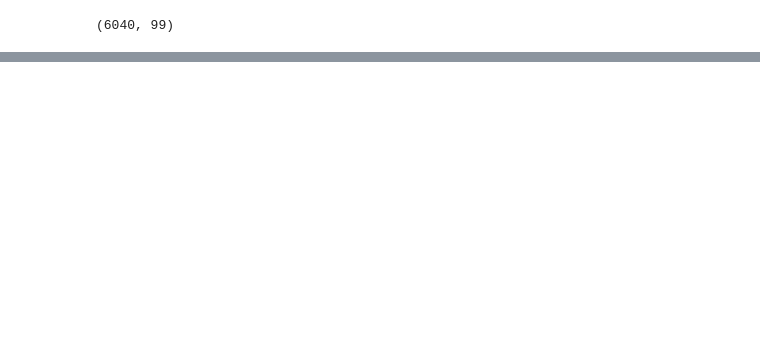
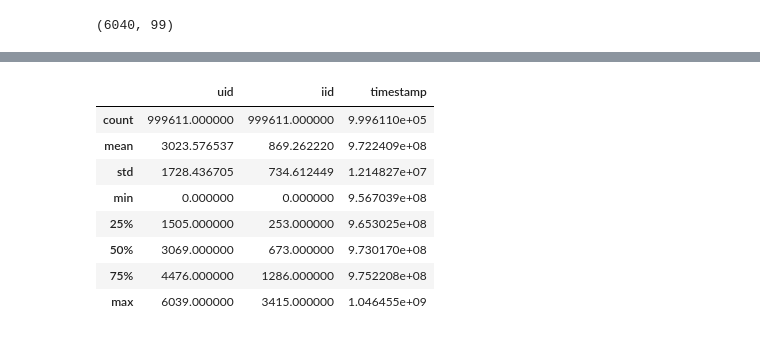
Before and after one commit to sihaixianyu/mf-cf, a Jupyter notebook: data/process.ipynb, the cells around one changed output, grey strips where cells are left out. Drawn from its saved outputs; the diff is of its cells as text; code cells hidden in the pictures; blank space fills up the shorter version.

```diff
--- a/data/process.ipynb
+++ b/data/process.ipynb
@@ -122,2 +172,14 @@ info_dict
+# %%
+raw_df.describe()
+# %% [output]
+|  | uid | iid | timestamp |
+| count | 999611.000000 | 999611.000000 | 9.996110e+05 |
+| mean | 3023.576537 | 869.262220 | 9.722409e+08 |
+| std | 1728.436705 | 734.612449 | 1.214827e+07 |
+| min | 0.000000 | 0.000000 | 9.567039e+08 |
+| 25% | 1505.000000 | 253.000000 | 9.653025e+08 |
+| 50% | 3069.000000 | 673.000000 | 9.730170e+08 |
+| 75% | 4476.000000 | 1286.000000 | 9.752208e+08 |
+| max | 6039.000000 | 3415.000000 | 1.046455e+09 |
 # %%
 latest_idxs = raw_df.groupby('uid')['timestamp'].idxmax()
```
Also changed, not shown: parts of 19 cells of this notebook, 8 other files.
